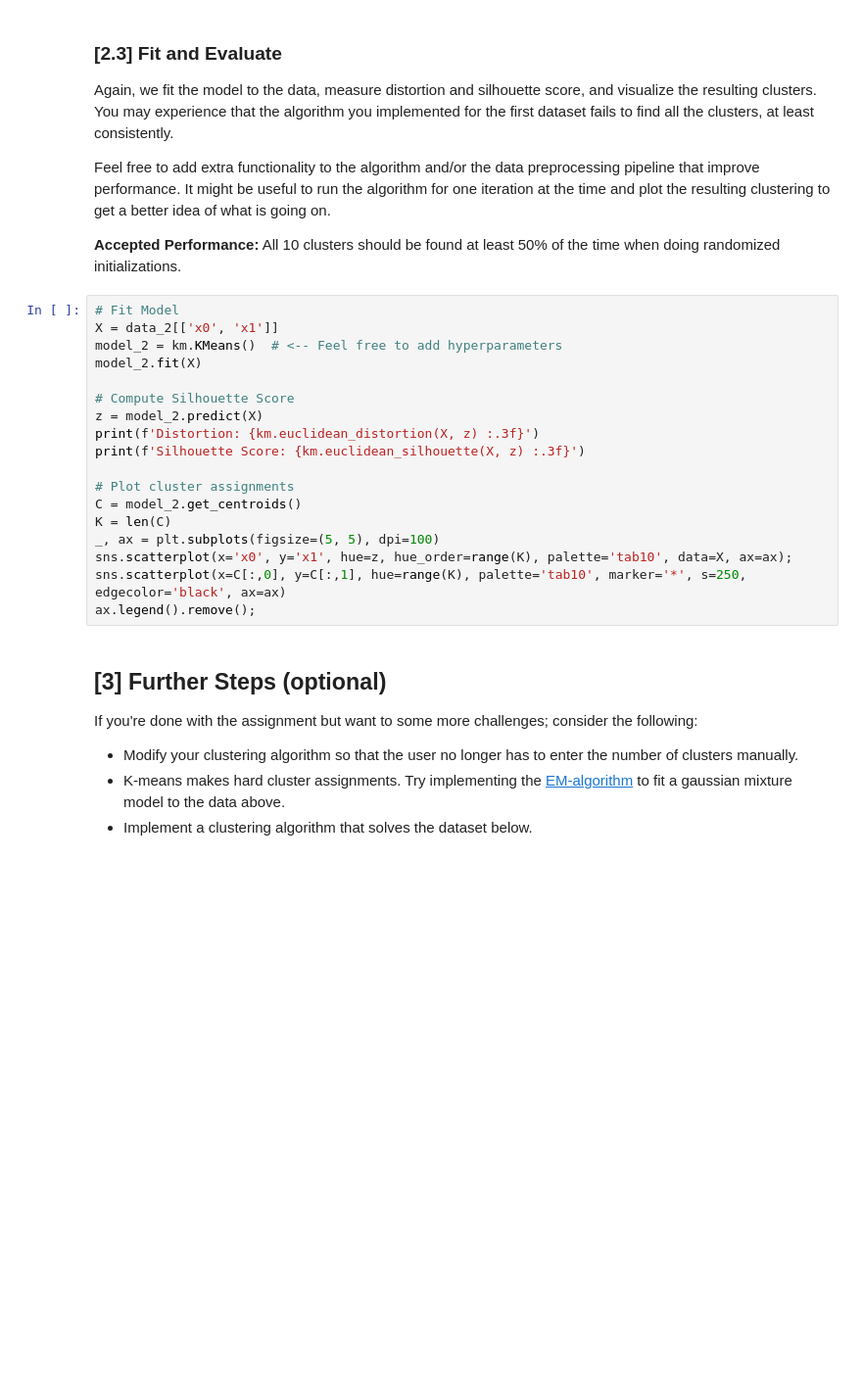
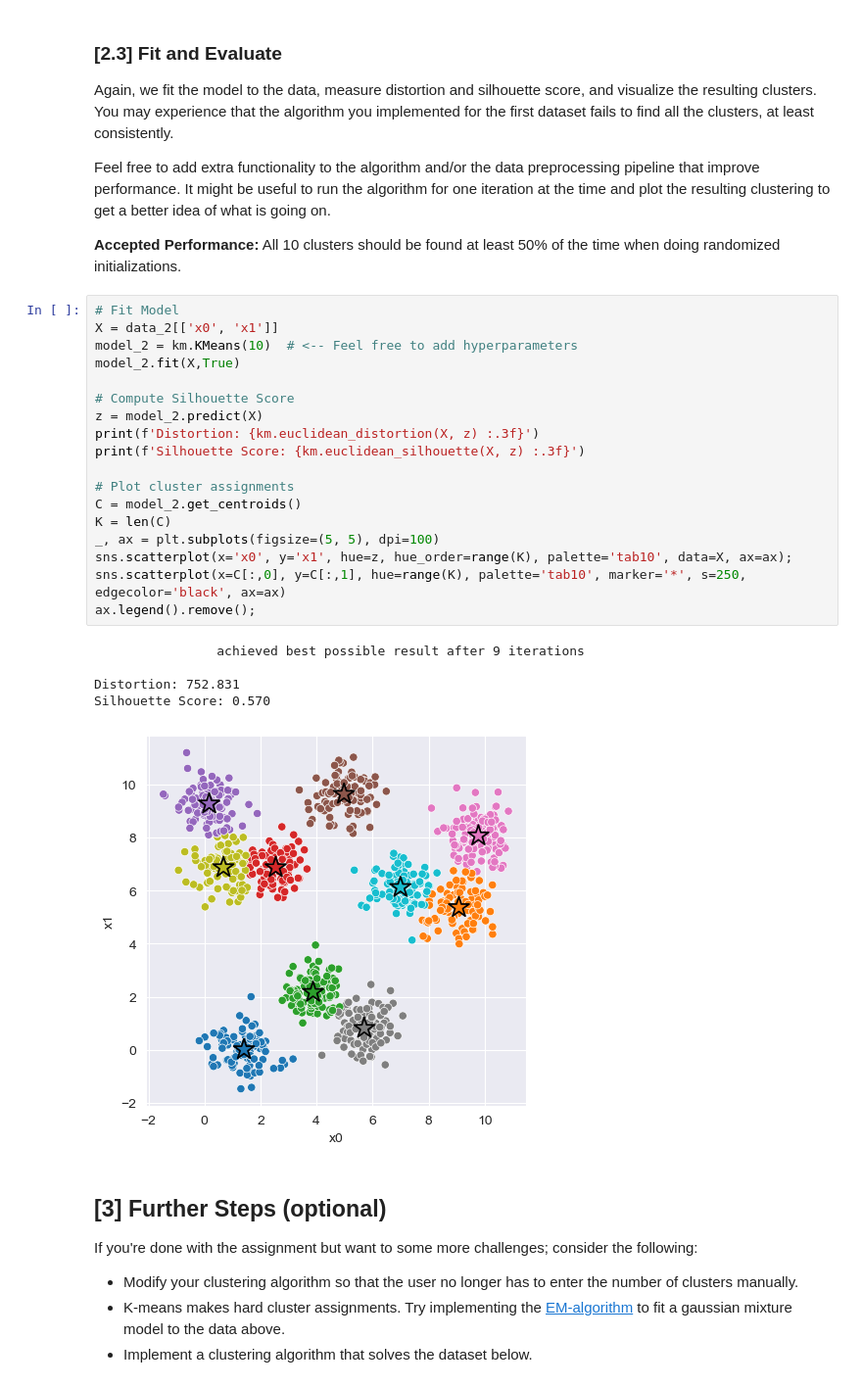
Before and after one commit to LouisLinnerud/tdt4173-2022-task-1, a Jupyter notebook: k_means/experiment.ipynb, the cells around one changed output. Shown: that part at 98% size. Drawn from its saved outputs; the diff is of its cells as text; blank space fills up the shorter version.

Commit message:
Kmeans implemented and works, added feature to logistic regression

```diff
--- a/k_means/experiment.ipynb
+++ b/k_means/experiment.ipynb
@@ -110,21 +128,27 @@ Feel free to add extra functionality to the algorithm and/or the data preprocess
 # %%
 # Fit Model
 X = data_2[['x0', 'x1']]
-model_2 = km.KMeans()  # <-- Feel free to add hyperparameters
-model_2.fit(X)
+model_2 = km.KMeans(10)  # <-- Feel free to add hyperparameters
+model_2.fit(X,True)
 
 # Compute Silhouette Score
 z = model_2.predict(X)
 print(f'Distortion: {km.euclidean_distortion(X, z) :.3f}')
 print(f'Silhouette Score: {km.euclidean_silhouette(X, z) :.3f}')
 
 # Plot cluster assignments
 C = model_2.get_centroids()
 K = len(C)
 _, ax = plt.subplots(figsize=(5, 5), dpi=100)
 sns.scatterplot(x='x0', y='x1', hue=z, hue_order=range(K), palette='tab10', data=X, ax=ax);
 sns.scatterplot(x=C[:,0], y=C[:,1], hue=range(K), palette='tab10', marker='*', s=250, edgecolor='black', ax=ax)
 ax.legend().remove();
+# %% [output]
+                achieved best possible result after 9 iterations
+
+Distortion: 752.831
+Silhouette Score: 0.570
+[figure, added]
 # %% [markdown]
 ## [3] Further Steps (optional)
 
```
Also changed, not shown: parts of 6 cells of this notebook, 3 other files.
